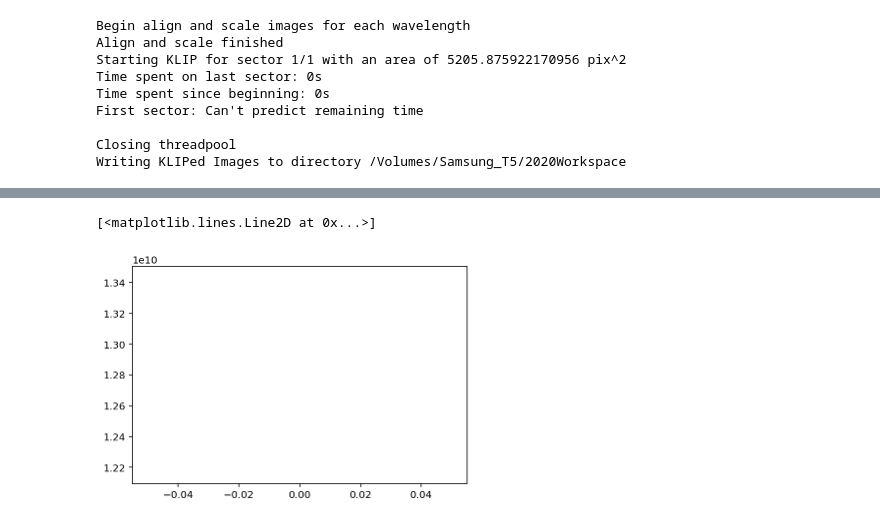
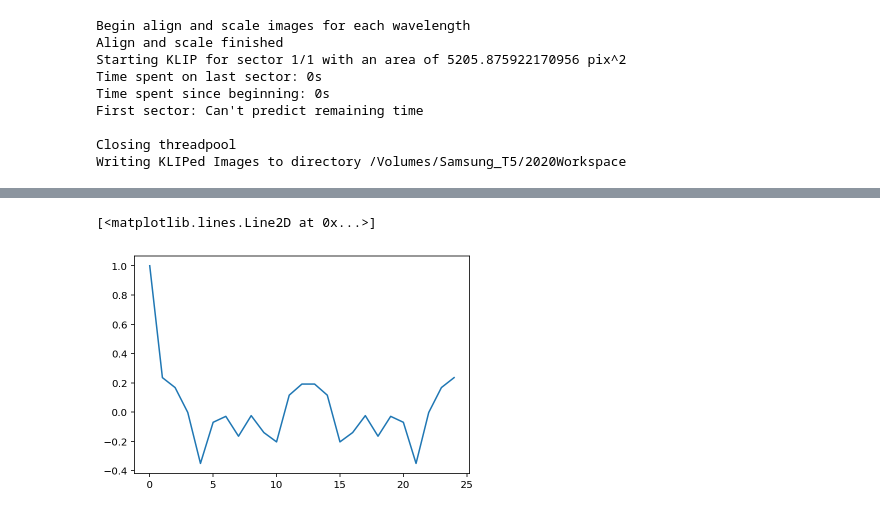
Before and after one commit to jeaadams/2020Workspace, a Jupyter notebook: autocorrelation.ipynb, the cells around one changed output, grey strips where cells are left out. Cells and saved outputs as stored; diff of their text form; code cells hidden in the pictures.

Commit message:
Plot comparisons of autocorrelation for varying separations

```diff
--- a/autocorrelation.ipynb
+++ b/autocorrelation.ipynb
@@ -172,5 +176,18 @@ fma.generate_fm_stamp(fm_frame, [fm_centx, fm_centy], padding=5)
 # not that dr=4 means we are using a 4 pixel wide annulus to sample the noise for each pixel
 # exclusion_radius excludes all pixels less than that distance from the estimated location of the planet
 fma.generate_data_stamp(data_frame, [data_centx, data_centy], dr=4, exclusion_radius=10)
+# %%
+def auto_correlate(a):
+    summed = []
+    k_range = list(range(1-len(a),len(a)))
+    lag = k_range[len(k_range) // 2:]
+    for k in range(1-len(a),len(a)):
+        summed.append(np.dot(a, np.roll(a, k)))
+    summed = np.array(summed)
+    result = summed[summed.size // 2:]
+    result = result/result.max()
+    #result = summed
+
+    return result, lag
 # %%
 test_region = data_frame[40:60, 60:80]
@@ -215,0 +225,7 @@ summation = sum(range(sums.shape[0]))
+# %%
+# choosing a 5 pix radius at same distance of each planet from star but on the other side
+p1_region = data_frame[48:53, 58:63]
+p2_region = data_frame[48:53, 69:74]
+
+p1_region_flat = np.ravel(p1_region)
+p2_region_flat = np.ravel(p2_region)
@@ -216,5 +239,7 @@ summation = sum(range(sums.shape[0]))
+# %%
+p2_corr, p2_lag = auto_correlate(p2_region_flat)
 # %%
-plt.plot(summation)
+plt.plot(p2_corr/p2_corr.max())
 # %% [output]
 [<matplotlib.lines.Line2D at 0x...>]
-[figure, old version]
+[figure, new version]
```
Also changed, not shown: parts of 29 cells of this notebook.
